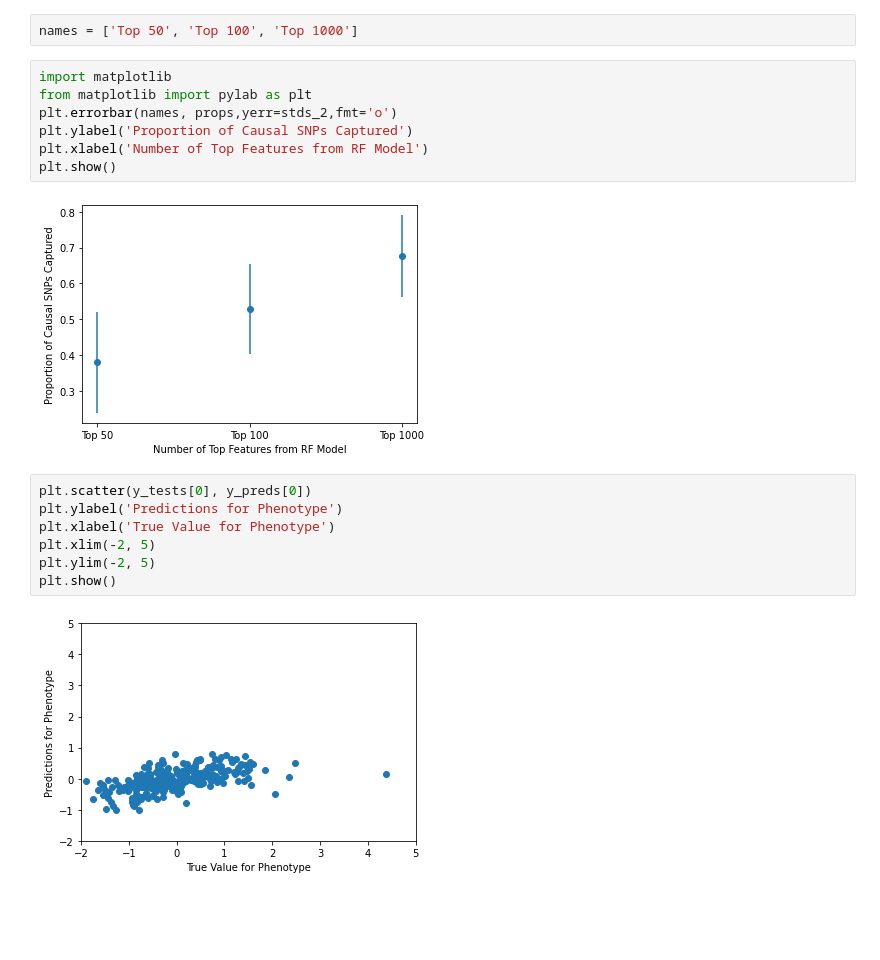
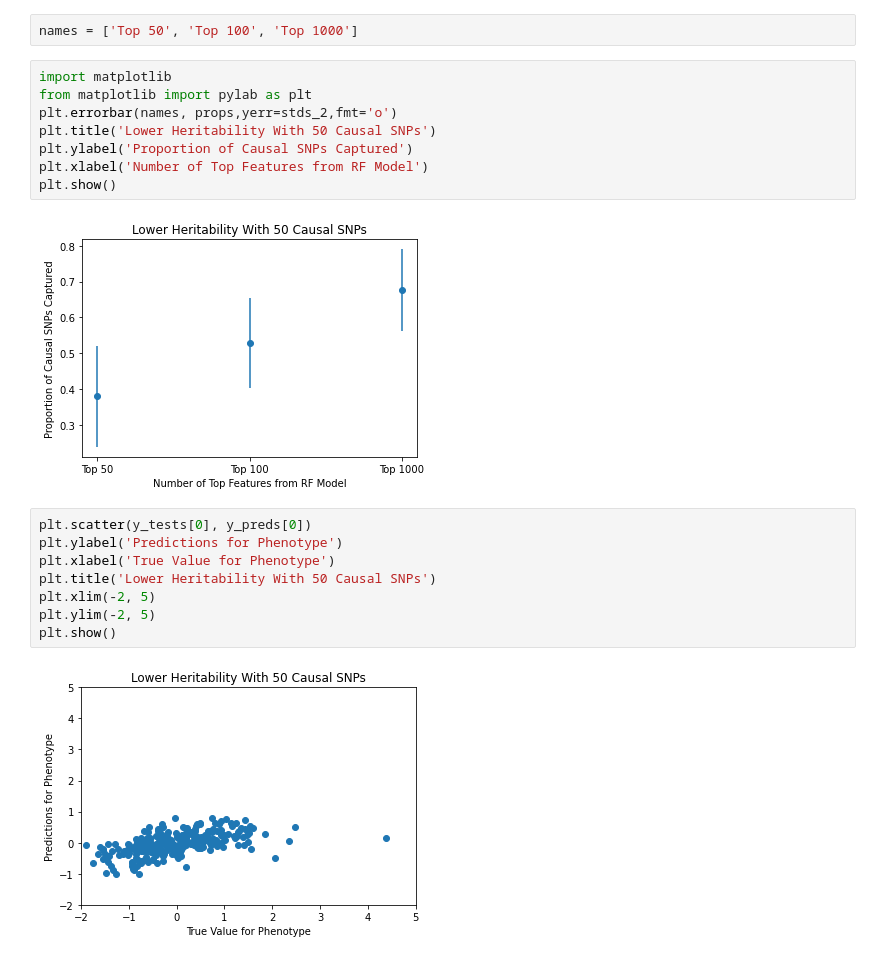
Before and after one commit to jacksonbrandberg/gwas-random-forest, a Jupyter notebook: scr/Random Forests GWAS.ipynb, the cells around one changed output. Cells and saved outputs as stored; diff of their text form; blank space fills up the shorter version.

Commit message:
add titles to plots

```diff
--- a/scr/Random Forests GWAS.ipynb
+++ b/scr/Random Forests GWAS.ipynb
@@ -594,18 +598,20 @@ names = ['Top 50', 'Top 100', 'Top 1000']
 # %%
 import matplotlib
 from matplotlib import pylab as plt
 plt.errorbar(names, props,yerr=stds_2,fmt='o')
+plt.title('Lower Heritability With 50 Causal SNPs')
 plt.ylabel('Proportion of Causal SNPs Captured')
 plt.xlabel('Number of Top Features from RF Model')
 plt.show()
 # %% [output]
-[figure, old version]
+[figure, new version]
 # %%
 plt.scatter(y_tests[0], y_preds[0])
 plt.ylabel('Predictions for Phenotype')
 plt.xlabel('True Value for Phenotype')
+plt.title('Lower Heritability With 50 Causal SNPs')
 plt.xlim(-2, 5)
 plt.ylim(-2, 5)
 plt.show()
 # %% [output]
-[figure, old version]
+[figure, new version]
```
Also changed, not shown: parts of 4 cells of this notebook.
